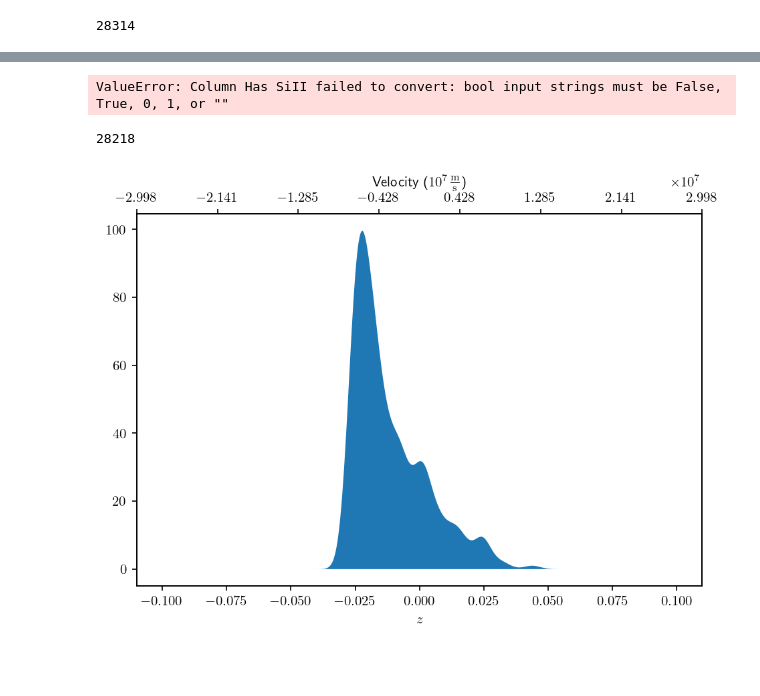
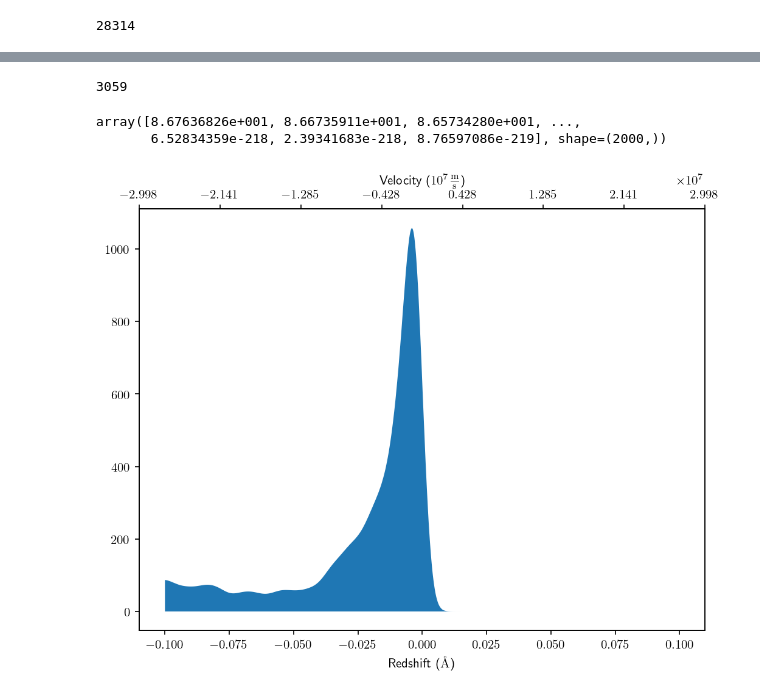
Before and after one commit to tobyheller-ucsd/SNIaEjectaVelocityAnalysis, a Jupyter notebook: final_project.ipynb, the cells around one changed output, grey strips where cells are left out. Saved outputs shown, nothing was run; the diff lists cells and outputs as text; code cells hidden in the pictures; blank space fills up the shorter version.

```diff
--- a/final_project.ipynb
+++ b/final_project.ipynb
@@ -117,3 +113,9 @@ def write_table_csv(table: Table, output_file: str, encoding='utf8'):
         lines.append(f'{','.join([f'"{val}"' for val in vals])}\n')
     with open(output_file, 'w', encoding=encoding) as f:
         f.writelines(lines)
+# %%
+def calculate_redshift(observed: float, emitted: float):
+    return (observed - emitted) / emitted
+
+def redshift_to_velocity(z, particle_velocity = consts.c):
+    return z * particle_velocity
@@ -168,46 +172,29 @@ write_table_csv(analyzed_spectra, 'analyzed_spectra.csv')
 # %%
-converters = {'Has SiII': bool,'Ejecta Redshift': np.float64, 'Mean Resolution': np.float64, 'Signal to Noise': np.float64, 'Successful Read': bool}
-read_analyzed_spectra = Table.read('analyzed_spectra.csv', format='csv', encoding='utf8', converters=converters)
+read_analyzed_spectra = Table.read('analyzed_spectra.csv', format='csv', encoding='utf8')
+read_analyzed_spectra['Has SiII'].dtype = bool
+read_analyzed_spectra['Successful Read'].dtype = bool
-# %% [output]
-ValueError: Column Has SiII failed to convert: bool input strings must be False, True, 0, 1, or ""
 # %%
-i = 0
+good_data = Table(read_analyzed_spectra[0], names=read_analyzed_spectra.colnames)
+good_data.remove_row(0)
 for spec in read_analyzed_spectra:
-    if abs(spec['Signal to Noise']) > 10:
-        i+=1
-
-print(i)
+    if (spec['Signal to Noise'] > 9) and (spec['Mean Resolution'] < 5) and not np.isnan(spec['Ejecta Redshift']):
+        good_data.add_row(spec)
+len(good_data)
 # %% [output]
-28218
+3059
+# %%
+kde_z, kde_y = kde(good_data['Ejecta Redshift'].data, np.arange(-0.1, 0.1, 0.0001), 0.00001)
+kde_y
+# %% [output]
+array([8.67636826e+001, 8.66735911e+001, 8.65734280e+001, ...,
+       6.52834359e-218, 2.39341683e-218, 8.76597086e-219], shape=(2000,))
 # %%
-fig, ax = plt.subplots(1, 2, figsize=(8,6))
-
-kde_z, kde_y = kde(np.array(), np.arange(-0.1, 0.1, 0.0001), 0.001)
-
-ax[0].set_xlim((5000, 6356))
-ax[0].set_ylim(bottom = 0)
-ax[0].set_xlabel(r"Wavelength ($\unit{\angstrom}$) Normalized to Rest")
-ax[0].set_ylabel(r"Flux Normalized around $\ce{Si}\text{ II} = 6356 \unit{\angstrom}$")
-ax[1].fill_between(kde_z, kde_y, np.zeros_like(kde_z))
-plt.tight_layout()
+fig, ax = plt.subplots(1, 1, figsize=(8,6))
+ax_top = ax.twiny()
+ax.fill_between(kde_z, kde_y, np.zeros_like(kde_z))
+ax_top.set_xticks(np.linspace(-0.1*consts.c.to_value(), 0.1*consts.c.to_value(), 8))
+ax.set_xlabel(r'Redshift ($\unit{\angstrom}$)')
+ax_top.set_xlabel(r'Velocity ($10^7\frac{\unit{m}}{\unit{s}}$)')
 plt.savefig('smoothed_spectra.png')
+# %% [output]
+[figure, added]
-# %%
-read_absorption = []
-with open('si2_absorption_z.txt', 'r') as f:
-    lines = f.readlines()
-    [read_absorption.append(float(l)) for l in lines]
-
-fig, ax = plt.subplots()
-
-
-kde_z, kde_y = kde(np.array(read_absorption), np.arange(-0.1, 0.1, 0.0001), 0.00001)
-
-ax.fill_between(kde_z, kde_y, np.zeros_like(kde_z))
-ax.set_xlabel('$z$')
-ax_top = ax.twiny()
-ax_top.set_xticks(np.linspace(-0.1*consts.c.to_value(), 0.1*consts.c.to_value(), 8))
-ax_top.set_xlabel(r'Velocity ($10^7\frac{\unit{m}}{\unit{s}}$)')
-plt.tight_layout()
-plt.show()
-# %% [output]
-[figure, removed]
```
Also changed, not shown: parts of 10 cells of this notebook, 3 other files.
